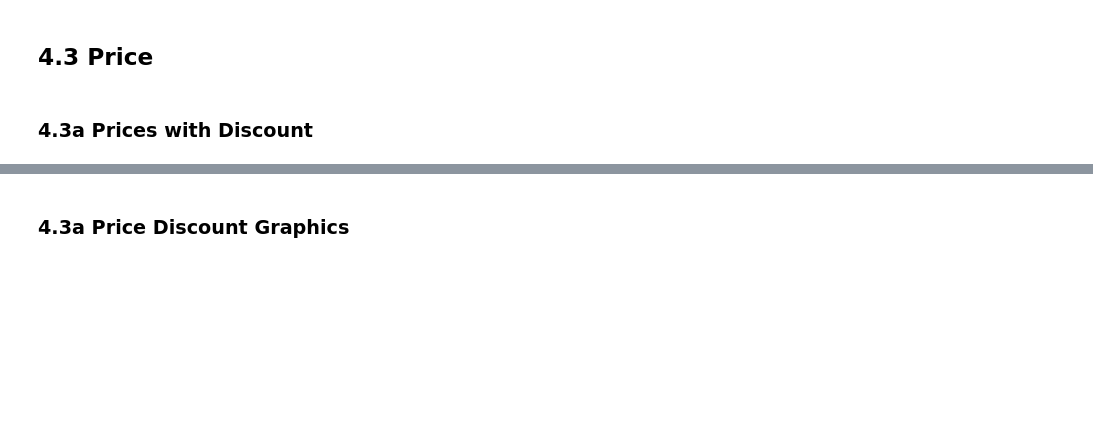
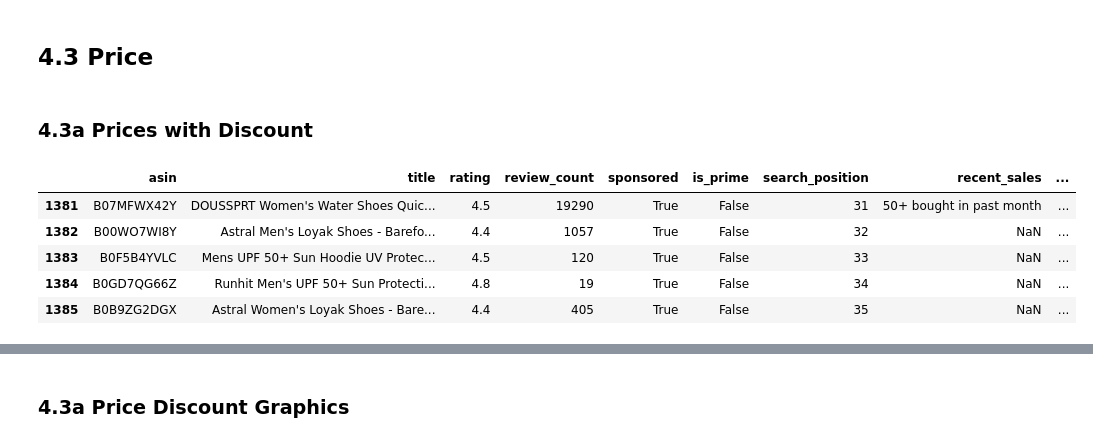
Before and after one commit to JuanCamellini/Amazon_Project_Analytics, a Jupyter notebook: notebooks/05_eda.ipynb, the cells around one changed output, grey strips where cells are left out. Cells and saved outputs as stored; diff of their text form; code cells hidden in the pictures; blank space fills up the shorter version.

```diff
--- a/notebooks/05_eda.ipynb
+++ b/notebooks/05_eda.ipynb
@@ -301,3 +305,12 @@ plt.show()
 ## 4.3 Price
 # %% [markdown]
 ### 4.3a Prices with Discount
+# %%
+df_search.tail()
+# %% [output]
+|  | asin | title | rating | review_count | sponsored | is_prime | search_position | recent_sales | ... |
+| 1381 | B07MFWX42Y | DOUSSPRT Women's Water Shoes Quic... | 4.5 | 19290 | True | False | 31 | 50+ bought in past month | ... |
+| 1382 | B00WO7WI8Y | Astral Men's Loyak Shoes - Barefo... | 4.4 | 1057 | True | False | 32 | NaN | ... |
+| 1383 | B0F5B4YVLC | Mens UPF 50+ Sun Hoodie UV Protec... | 4.5 | 120 | True | False | 33 | NaN | ... |
+| 1384 | B0GD7QG66Z | Runhit Men's UPF 50+ Sun Protecti... | 4.8 | 19 | True | False | 34 | NaN | ... |
+| 1385 | B0B9ZG2DGX | Astral Women's Loyak Shoes - Bare... | 4.4 | 405 | True | False | 35 | NaN | ... |
```
Also changed, not shown: parts of 8 cells of this notebook, 2 other files.
